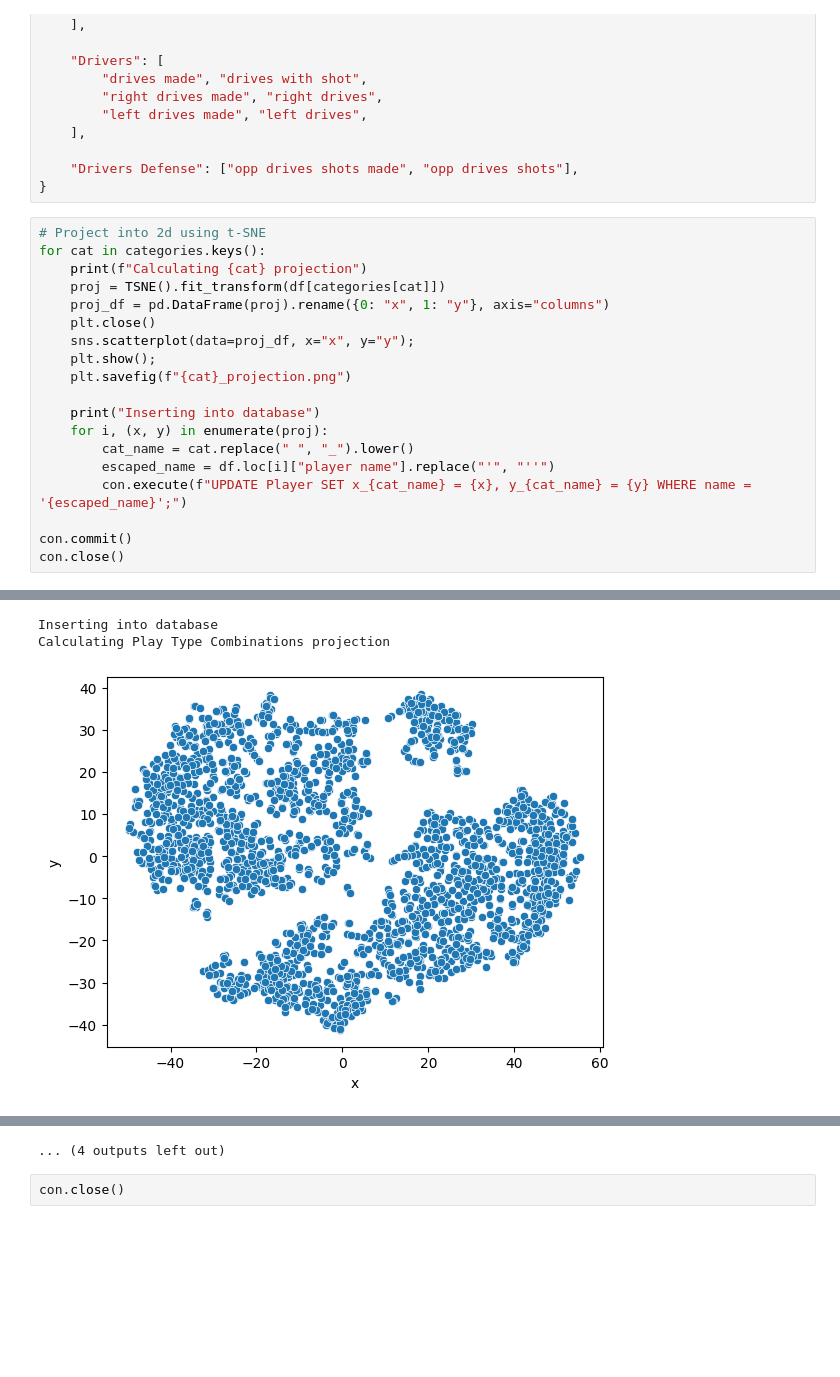
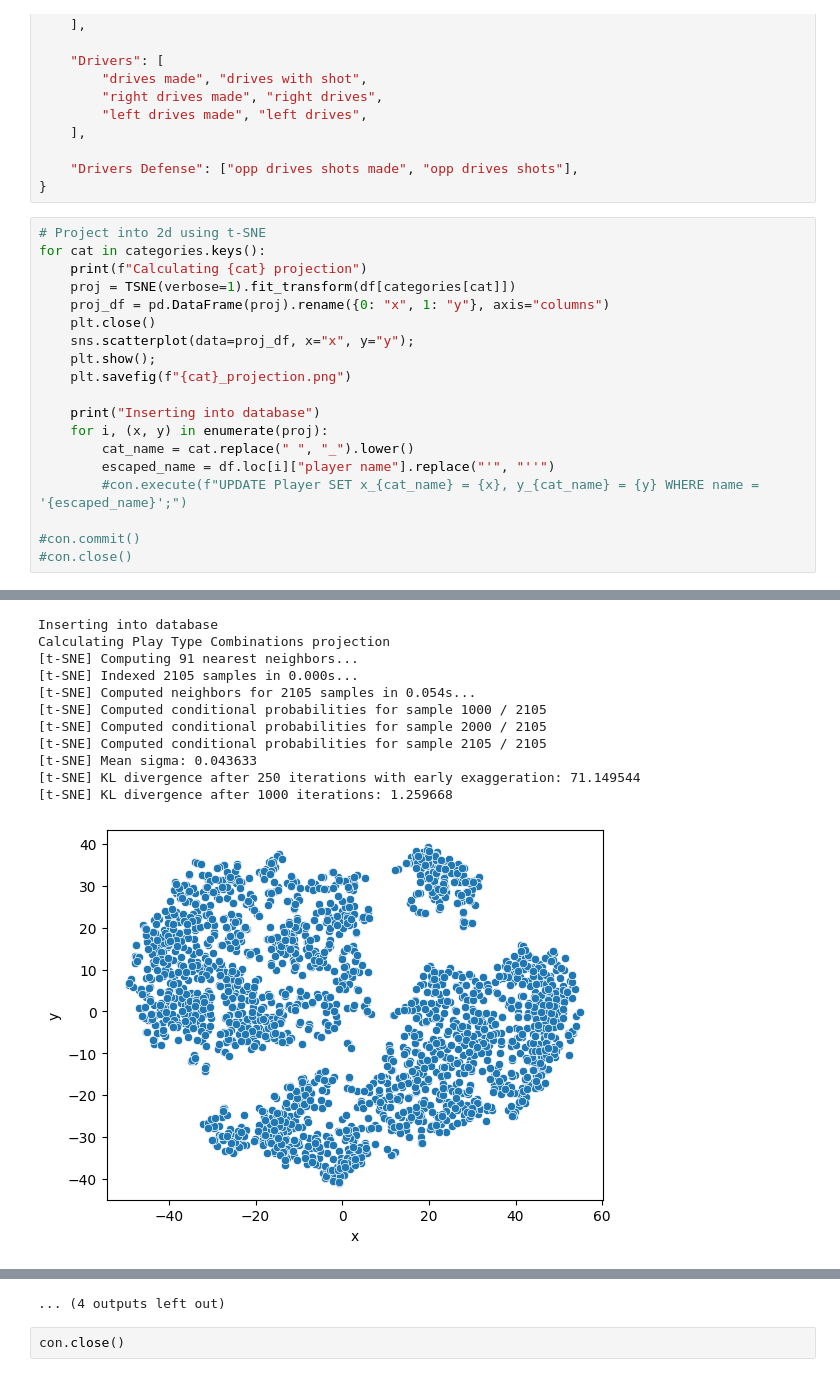
Before and after one commit to pmoecke/basketball-analytics, a Jupyter notebook: ml-models/tsne.ipynb, the cells around one changed output, grey strips where cells are left out. Saved outputs shown, nothing was run; the diff lists cells and outputs as text; blank space fills up the shorter version.

```diff
--- a/ml-models/tsne.ipynb
+++ b/ml-models/tsne.ipynb
@@ -99,7 +99,7 @@ categories = {
 # Project into 2d using t-SNE
 for cat in categories.keys():
     print(f"Calculating {cat} projection")
-    proj = TSNE().fit_transform(df[categories[cat]])
+    proj = TSNE(verbose=1).fit_transform(df[categories[cat]])
     proj_df = pd.DataFrame(proj).rename({0: "x", 1: "y"}, axis="columns")
     plt.close()
     sns.scatterplot(data=proj_df, x="x", y="y");
@@ -110,9 +110,9 @@ for cat in categories.keys():
     for i, (x, y) in enumerate(proj):
         cat_name = cat.replace(" ", "_").lower()
         escaped_name = df.loc[i]["player name"].replace("'", "''")
-        con.execute(f"UPDATE Player SET x_{cat_name} = {x}, y_{cat_name} = {y} WHERE name = '{escaped_name}';")
+        #con.execute(f"UPDATE Player SET x_{cat_name} = {x}, y_{cat_name} = {y} WHERE name = '{escaped_name}';")
 
-con.commit()
-con.close()
+#con.commit()
+#con.close()
 # %% [output]
 Calculating Boxscore projection
@@ -125,6 +152,15 @@ Calculating Additional Field Goal Data projection
 [figure]
 Inserting into database
 Calculating Play Type Combinations projection
+[t-SNE] Computing 91 nearest neighbors...
+[t-SNE] Indexed 2105 samples in 0.000s...
+[t-SNE] Computed neighbors for 2105 samples in 0.054s...
+[t-SNE] Computed conditional probabilities for sample 1000 / 2105
+[t-SNE] Computed conditional probabilities for sample 2000 / 2105
+[t-SNE] Computed conditional probabilities for sample 2105 / 2105
+[t-SNE] Mean sigma: 0.043633
+[t-SNE] KL divergence after 250 iterations with early exaggeration: 71.149544
+[t-SNE] KL divergence after 1000 iterations: 1.259668
-[figure, old version]
+[figure, new version]
 Inserting into database
 Calculating Defense Against Play Type Combinations projection
```
Also changed, not shown: parts of 1 cell of this notebook, 8 other files.
